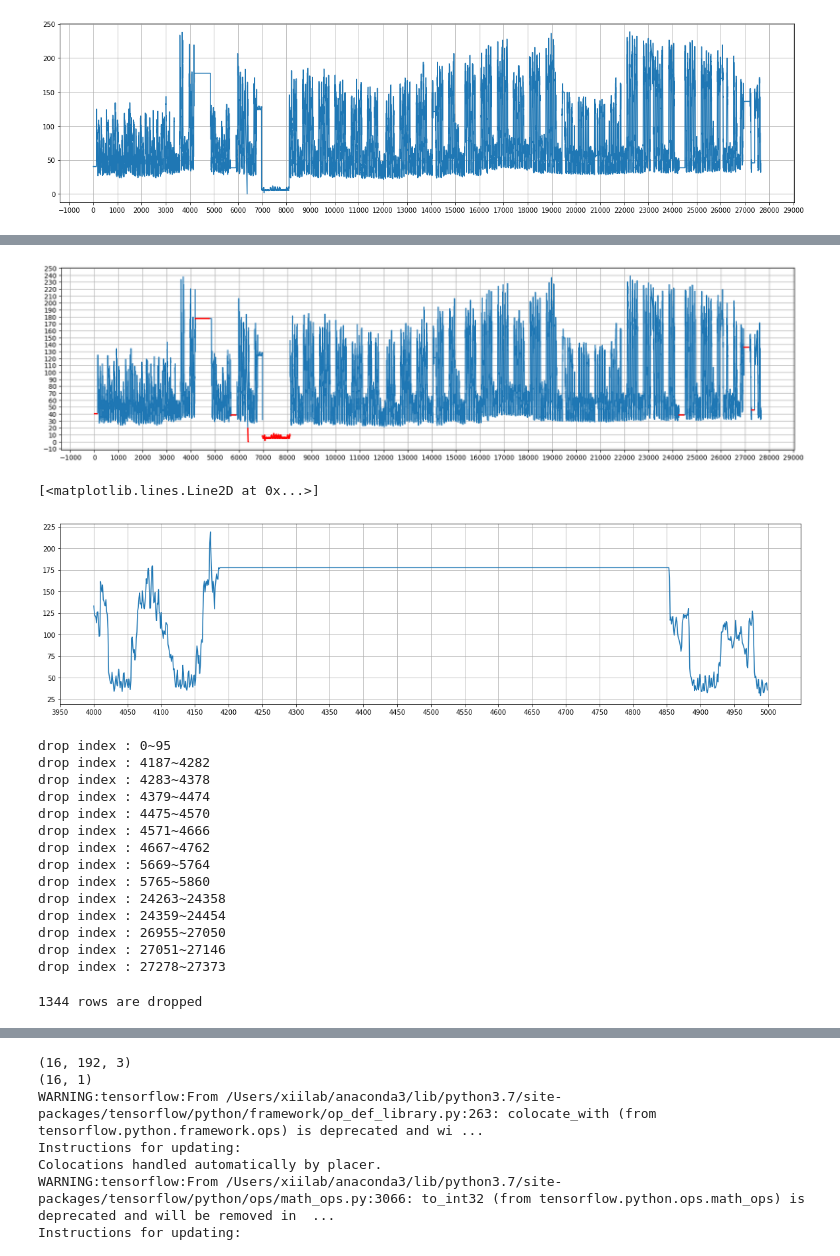
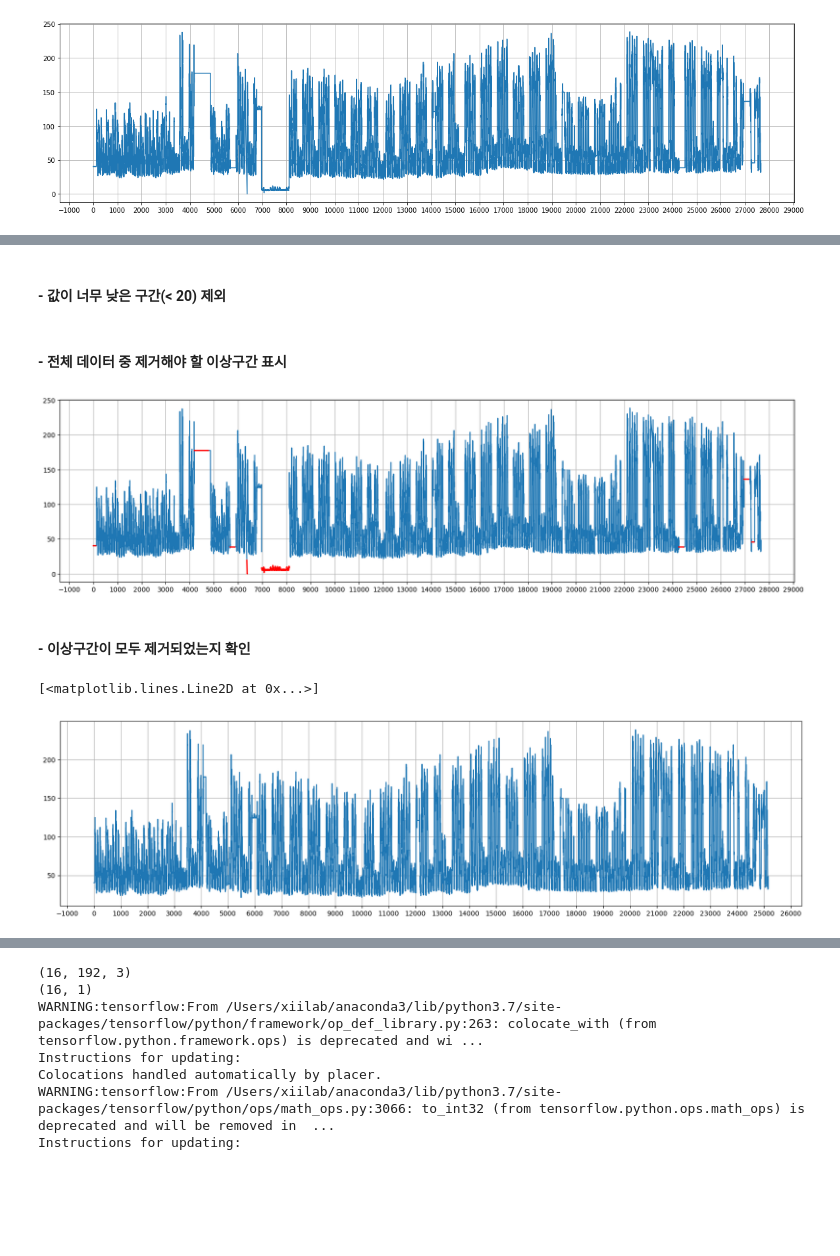
Before and after one commit to mikniloes/keras-LSTM, a Jupyter notebook: data cleaning.ipynb, the cells around one changed output, grey strips where cells are left out. Cells and saved outputs as stored; diff of their text form; code cells hidden in the pictures; blank space fills up the shorter version.

```diff
--- a/data cleaning.ipynb
+++ b/data cleaning.ipynb
@@ -29,7 +67,14 @@ Series([], Name: usage, dtype: float64)
+# %% [markdown]
+#### - 값이 너무 낮은 구간(< 20) 제외
+# %%
+drop_list =  dl + list(df.loc[df.usage<20].index)
+
+normal_list = [i for i in range(len(usage)) if i not in drop_list]
+# %% [markdown]
+#### - 전체 데이터 중 제거해야 할 이상구간 표시
 # %%
 ax = plt.subplot()
 ax.xaxis.set_major_locator(plt.MultipleLocator(1000))
-ax.yaxis.set_major_locator(plt.MultipleLocator(10))
 plt.grid(True)
 plt.rcParams["figure.figsize"] = (20,5)
 
@@ -37,70 +82,26 @@ usage = df.iloc[:,-1]
 abnm = usage.copy()
 nm = usage.copy()
 
-
-drop_list =  drop_list + list(nm.loc[nm<20].index)
-
-normal_list = [i for i in range(len(usage)) if i not in drop_list]
-
-normal = usage.copy()
-normal.loc[drop_list] = np.nan
+nm.loc[drop_list] = np.nan
 abnm.iloc[normal_list] = np.nan
 
-plt.plot(normal)
+plt.plot(nm)
 plt.plot(abnm, color='red', linewidth=2)
 
 plt.show()
 # %% [output]
-[figure, old version]
+[figure, new version]
+# %% [markdown]
+#### - 이상구간이 모두 제거되었는지 확인
 # %%
+nm = nm.dropna()
+nm = nm.reset_index(drop=True)
+
 ax = plt.subplot()
-ax.xaxis.set_major_locator(plt.MultipleLocator(50))
+ax.xaxis.set_major_locator(plt.MultipleLocator(1000))
 plt.grid(True)
 plt.rcParams["figure.figsize"] = (20,5)
-plt.plot(df.iloc[4000:5000,-1])
-# plt.rcParams["figure.figsize"] = (20,5)
-# plt.scatter(range(len(df)),df.iloc[:,-1],s=1)
+plt.plot(nm)
 # %% [output]
 [<matplotlib.lines.Line2D at 0x...>]
-[figure, old version]
+[figure, new version]
-# %%
-df_cp = df.copy()
-dff = df.copy()
-drop_list = []
-
-i = 0
-while i< len(df_cp)-96:
-    try:
-        max_val = max(df_cp.usage[i:i+96])
-        min_val = min(df_cp.usage[i:i+96])
-        if max_val==min_val:
-            print(f'drop index : {i}~{i+95}')
-            drop_list += [i for i in range(i, i+96)]
-            i += 96
-        else:
-            i+=1
-    except:
-        print(f'error row:{i}')
-        i += 1
-# %% [output]
-drop index : 0~95
-drop index : 4187~4282
-drop index : 4283~4378
-drop index : 4379~4474
-drop index : 4475~4570
-drop index : 4571~4666
-drop index : 4667~4762
-drop index : 5669~5764
-drop index : 5765~5860
-drop index : 24263~24358
-drop index : 24359~24454
-drop index : 26955~27050
-drop index : 27051~27146
-drop index : 27278~27373
-# %%
-df_cp = df_cp.drop(drop_list)
-df_cp = df_cp.reset_index()
-
-print(f'{len(drop_list)} rows are dropped')
-# %% [output]
-1344 rows are dropped
```
Also changed, not shown: parts of 11 cells of this notebook.
